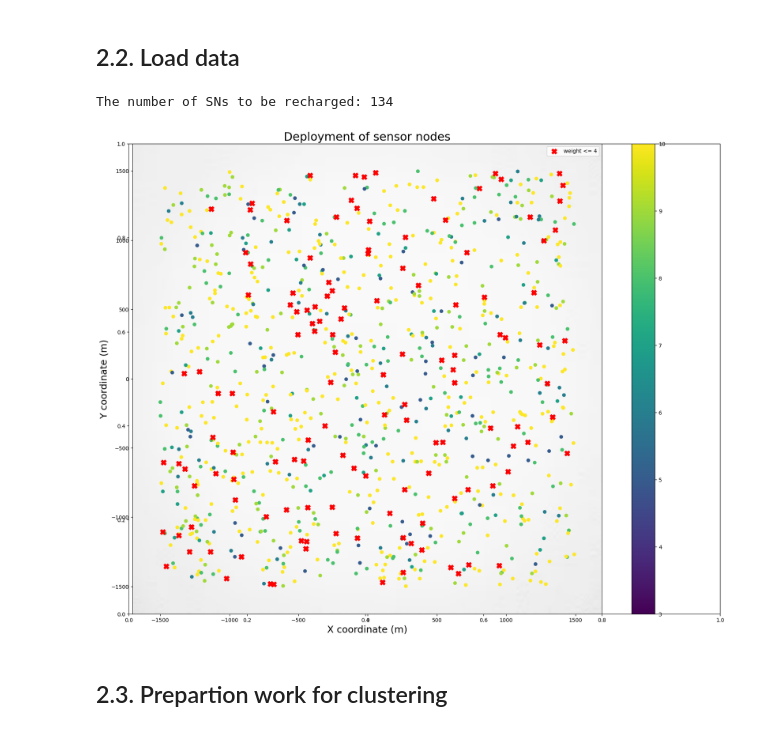
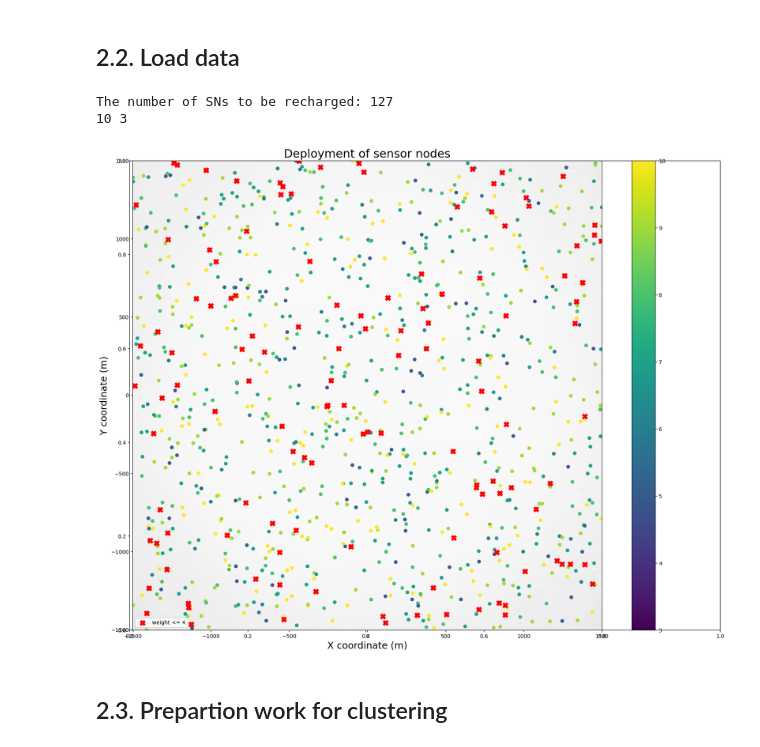
Before and after one commit to Sohamk27/Wireless_sensor_node_routing, a Jupyter notebook: Code/1_data_generation.ipynb, the cells around one changed output. Cells and saved outputs as stored; diff of their text form; code cells hidden in the pictures.

Commit message:
data generation code done

```diff
--- a/Code/1_data_generation.ipynb
+++ b/Code/1_data_generation.ipynb
@@ -350,15 +350,15 @@ seed = np.int64(time.time())
 np.random.seed(seed)
 
 # Maximum allowed number of charged sensor node in the task list
-pdv_max_charge_num = 40
+pdv_max_charge_num = 42
 # Minimum allowed number of charged sensor node in the task list
-pdv_min_charge_num = 18
+pdv_min_charge_num = 38
 # All sensor node information stored in `inputs.csv`
-input_data_path = "../input/inputs.csv"
+input_data_path = "../input/data.csv"
 # %% [markdown]
 ## 2.2. Load data
 # %%
-def loadData(in_path="../input/inputs.csv", plot=False):
+def loadData(in_path="../input/data.csv", plot=False):
     """
     Load all needed data from CSV files, and plot it out.
 
@@ -380,44 +380,46 @@ def loadData(in_path="../input/inputs.csv", plot=False):
     """
 
     input_data = pd.read_csv(in_path)
-    req_xs = input_data['x_pos'][input_data['weights'] <= 4].to_numpy() / 100.
-    req_ys = input_data['y_pos'][input_data['weights'] <= 4].to_numpy() / 100.
-    limit = (input_data['x_pos'].min() / 100. - 200, input_data['x_pos'].max() / 100. + 200,
-            input_data['y_pos'].min() / 100. - 200, input_data['y_pos'].max() / 100. + 200)
+    req_xs = input_data['x_pos'][input_data['weights'] <= 4].to_numpy()
+    req_ys = input_data['y_pos'][input_data['weights'] <= 4].to_numpy()
+    limit = (input_data['x_pos'].min() - 2, input_data['x_pos'].max()+ 2,
+            input_data['y_pos'].min() - 2, input_data['y_pos'].max()+ 2)
 
     # Please note that it is NOT accurate to check the number of SNs to be recharged
     # throught 'weights' factor, but we can roughly check if it's acceptable.
     print('The number of SNs to be recharged: %i'%(req_xs.shape[0]))
 
     if plot:
         c_min = np.min(input_data['weights'].to_numpy())
         c_max = np.max(input_data['weights'].to_numpy())
         fig = plt.subplots(figsize=(20, 16))
         ax = plt.axes()
         fig1 = plt.imread('../output/farm.jpeg')
-        plt.scatter(input_data['x_pos'].to_numpy() / 100.,
-                    input_data['y_pos'].to_numpy()/ 100.,
+        plt.scatter(input_data['x_pos'].to_numpy(),
+                    input_data['y_pos'].to_numpy(),
                     c=input_data['weights'].to_numpy())
         plt.scatter(req_xs, req_ys, c='r', s=100, marker='X', label='weight <= 4')
         plt.imshow(fig1, zorder=0, extent=limit, aspect='equal')
         plt.xlabel('X coordinate (m)', fontsize=18)
         plt.ylabel('Y coordinate (m)', fontsize=18)
         plt.title ('Deployment of sensor nodes', fontsize=22)
         plt.clim(c_min, c_max)
+        print(c_max, c_min)
         plt.legend()
         plt.colorbar()
         plt.show()
 
     ps = np.zeros((req_xs.shape[0], 2), dtype=np.float32)
     ps[:, 0] = req_xs
     ps[:, 1] = req_ys
     num_ps = ps.shape[0]
     return num_ps, ps
 
 num_sns, sns = loadData(input_data_path, plot=True)
 # %% [output]
-The number of SNs to be recharged: 134
+The number of SNs to be recharged: 127
+10 3
-[figure, old version]
+[figure, new version]
 # %% [markdown]
 ## 2.3. Prepartion work for clustering
 # %%
```
Also changed, not shown: parts of 9 cells of this notebook, 2 other files.
